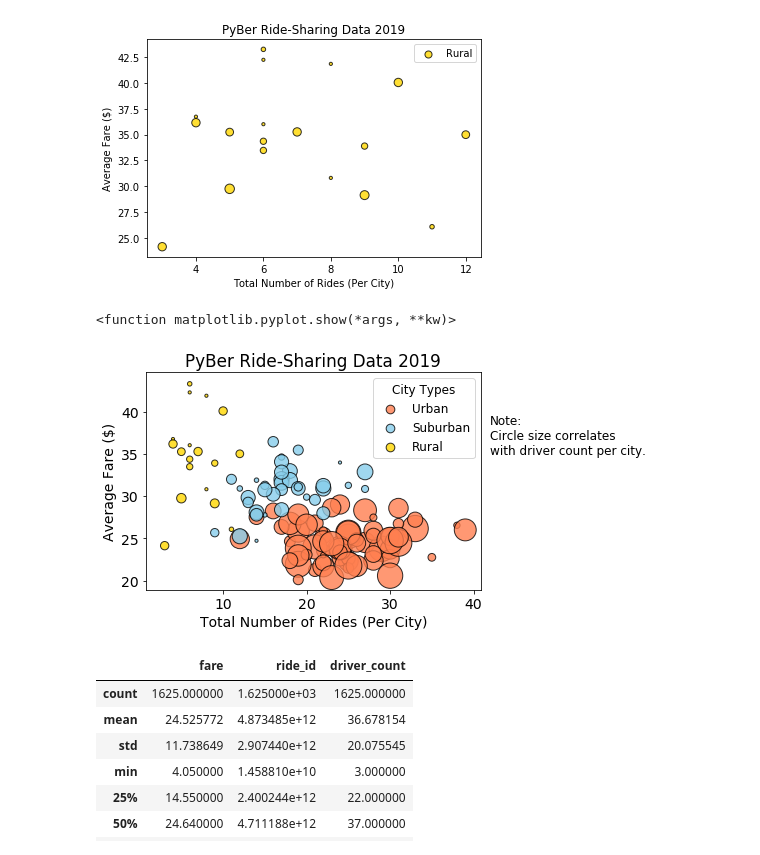
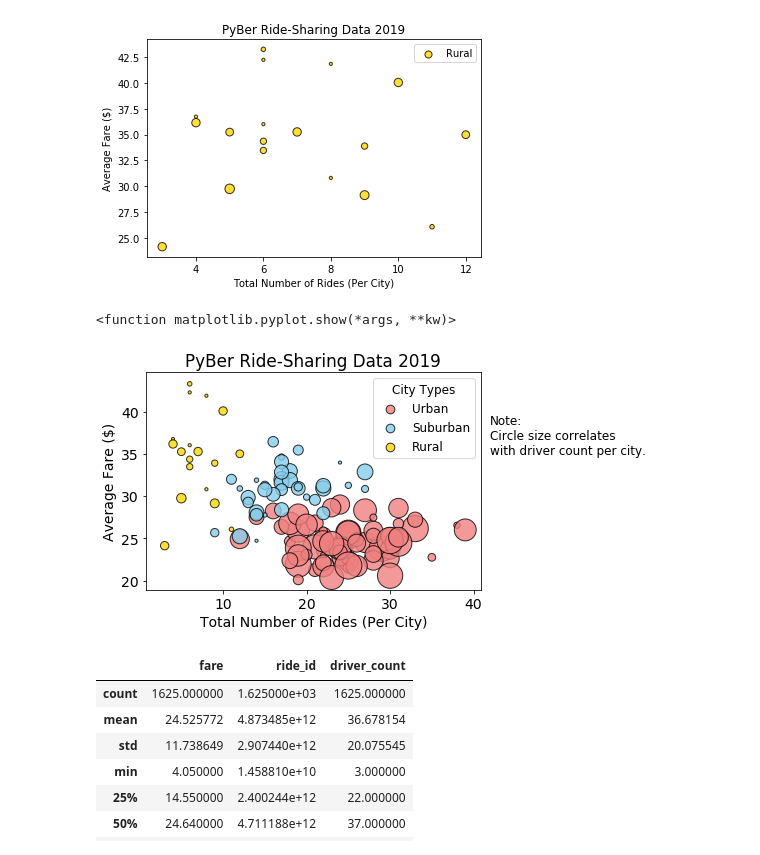
Before and after one commit to willmino/Pyber_Analysis, a Jupyter notebook: Pyber.ipynb, the cells around one changed output. Cells and saved outputs as stored; diff of their text form; code cells hidden in the pictures.

```diff
--- a/Pyber.ipynb
+++ b/Pyber.ipynb
@@ -443,7 +443,7 @@ plt.xlabel("Total Number of Rides (Per City)")
 plt.ylabel("Average Fare ($)")
 plt.title("PyBer Ride-Sharing Data 2019")
 
-plt.scatter(xurb,yurb,s=10*buburb, c="coral",
+plt.scatter(xurb,yurb,s=10*buburb, c="lightcoral",
       edgecolor="black", linewidths=1,
       alpha=0.8, label="Urban")
 
@@ -470,34 +470,34 @@ xrural = rural_ride_count
 yrural = rural_average_fare
 bubrural = rural_average_drivers
 
 plt.xlabel("Total Number of Rides (Per City)")
 plt.ylabel("Average Fare ($)")
 plt.title("PyBer Ride-Sharing Data 2019")
 
 plt.scatter(xrural,yrural,s=10*bubrural, c="gold",
       edgecolor="black", linewidths=1,
       alpha=0.8, label="Rural")
 
 
 
 #we need to correct the size of the bubbles in the legend, so lets do this:
 lgnd = plt.legend(fontsize="12", mode="Expanded",
          scatterpoints=1, loc="best", title="City Types")
 lgnd.legendHandles[0]._sizes = [75]
 lgnd.legendHandles[1]._sizes = [75]
 lgnd.legendHandles[2]._sizes = [75]
 lgnd.get_title().set_fontsize(12)
 
 plt.text(42,35,"Note:\nCircle size correlates\nwith driver count per city.",fontsize = 12 )
 
 plt.savefig("analysis/Fig1.png",dpi=100, bbox_inches= "tight")
 
 #plt.savefig("analysis/Fig1.png")
 
 plt.show
 # %% [output]
 <function matplotlib.pyplot.show(*args, **kw)>
-[figure, old version]
+[figure, new version]
 # %%
 urban_cities_df.describe()
 # %% [output]
```
Also changed, not shown: parts of 8 cells of this notebook, 4 other files.
